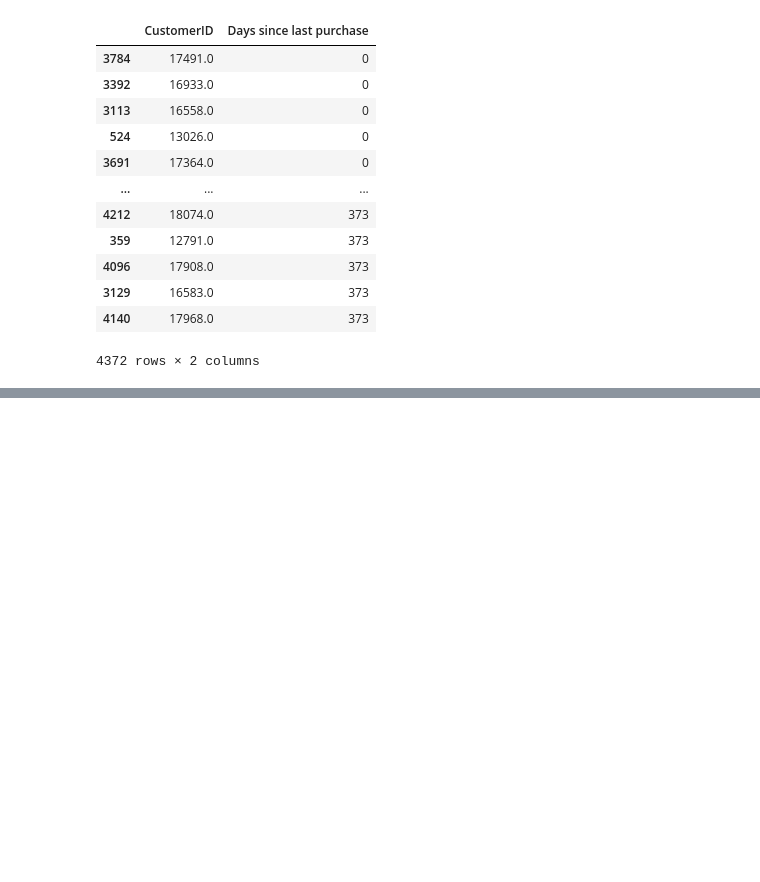
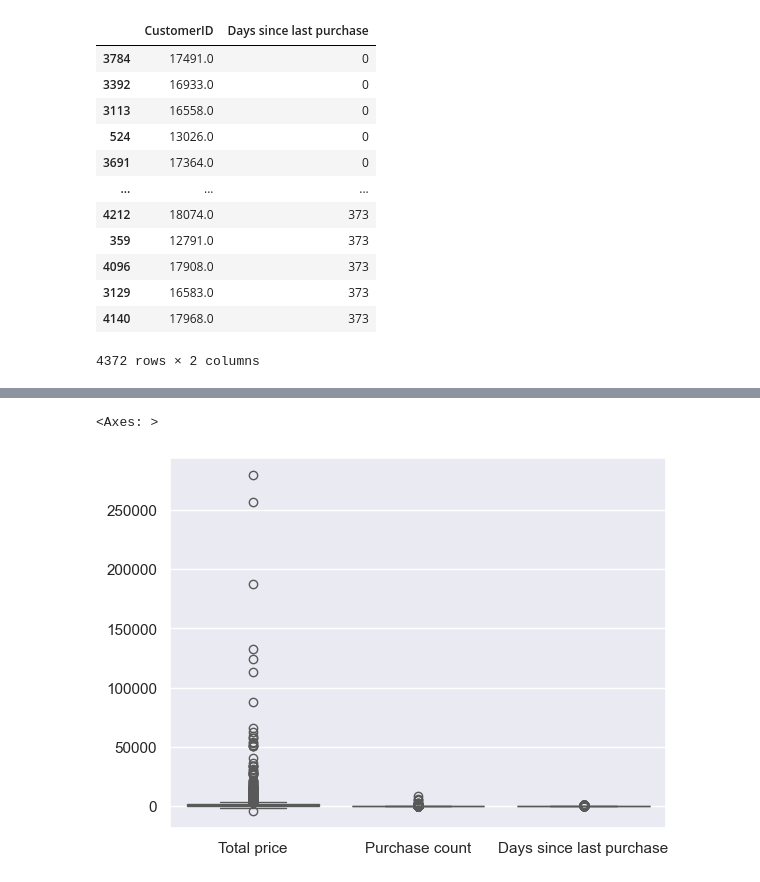
Before and after one commit to MarekFilo/Customer-segmentation, a Jupyter notebook: main.ipynb, the cells around one changed output, grey strips where cells are left out. Saved outputs shown, nothing was run; the diff lists cells and outputs as text; code cells hidden in the pictures; blank space fills up the shorter version.

```diff
--- a/main.ipynb
+++ b/main.ipynb
@@ -135,0 +156,7 @@ customer_df.sort_values("Purchase count", ascending=False)
+# %%
+sns.boxplot(
+    data=customer_df[["Total price", "Purchase count", "Days since last purchase"]]
+)
+# %% [output]
+<Axes: >
+[figure, added]
```
Also changed, not shown: parts of 10 cells of this notebook.
